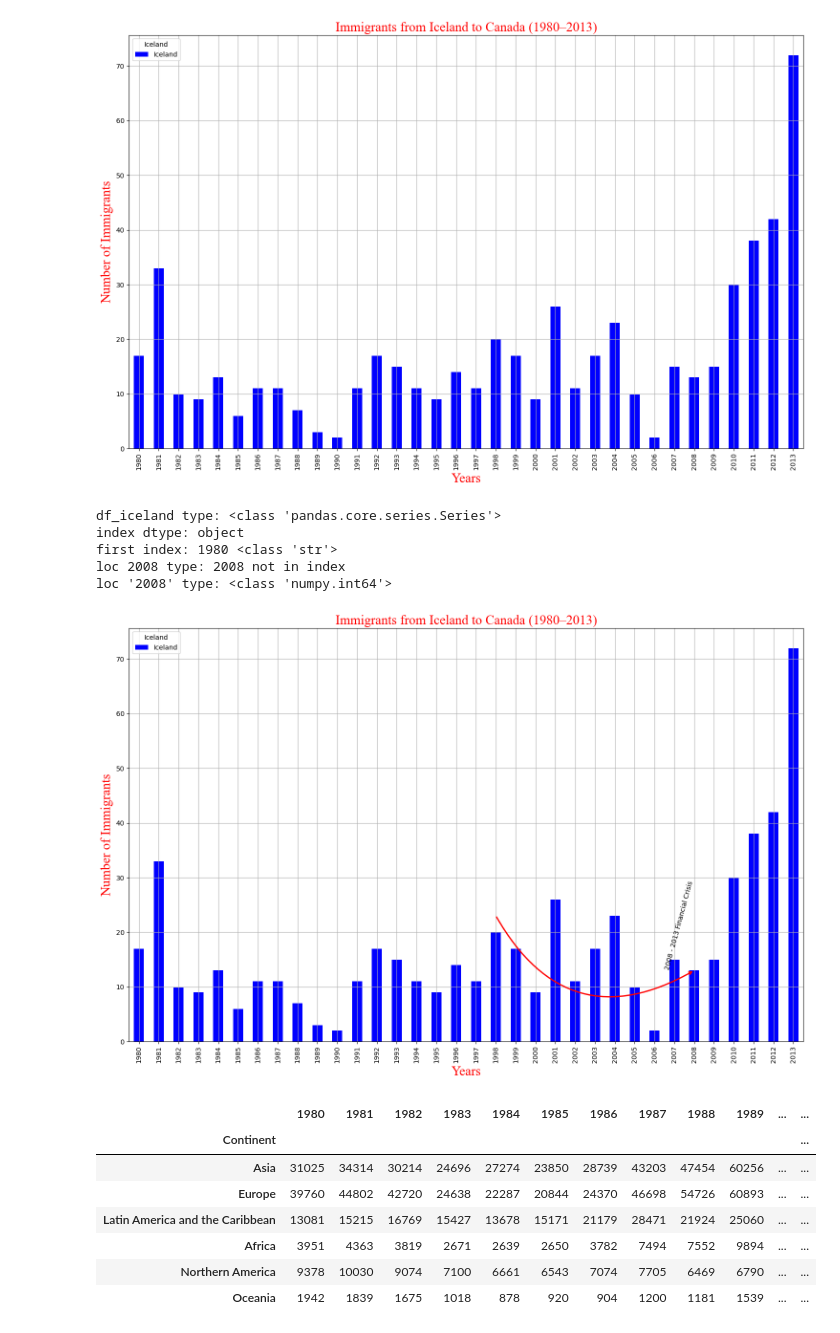
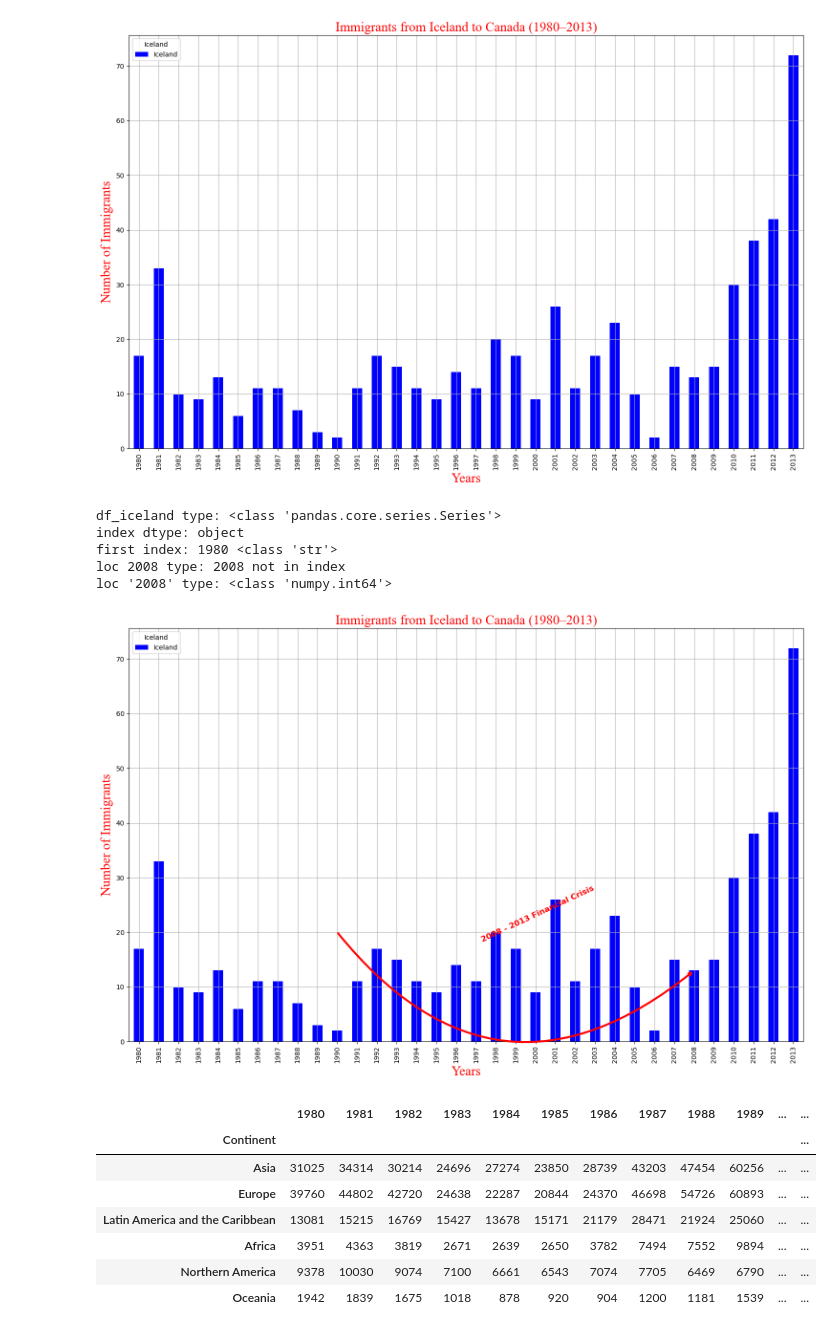
Before and after one commit to ipekgulsencelik/Python_Bootcamp, a Jupyter notebook: 03_Pandas/06_Lab.ipynb, the cells around one changed output. Cells and saved outputs as stored; diff of their text form; code cells hidden in the pictures.

```diff
--- a/03_Pandas/06_Lab.ipynb
+++ b/03_Pandas/06_Lab.ipynb
@@ -368,58 +368,64 @@ y_2008 = df_iceland.loc[2008] # access the value of the number of immigrants fro
 # Based on the output of the above print statements, we can see that the index of df_iceland is of type object (string), which is why we cannot use the year 2008 as an index to access the value of the number of immigrants from Iceland in 2008
 years_list = list(df_iceland.index) # convert the index of df_iceland to a list to find the position of the year 2008 in the index
 index_2008 = years_list.index(2008) # find the position of the year 2008 in the index of df_iceland to be able to use it as the x-coordinate of the point to annotate in the plot
+x_1990 = years_list.index(1990) # 1990'ın sırası
+x_2008 = years_list.index(2008) # 2008'in sırası
+y_2008 = df_iceland.loc[2008] # 2008'deki göçmen sayısı
 
 plt.annotate(
     '', # text of the annotation
-    xy=(index_2008, y_2008), # point to annotate
-    xytext=(index_2008 - 10, y_2008 + 10), # position of the text
+    xy=(x_2008, y_2008), # point to annotate
+    xytext=(x_1990, 20), # position of the text
     xycoords='data', # coordinate system for the point to annotate
     textcoords='data', # coordinate system for the position of the text
     arrowprops=dict(
         arrowstyle='->', # style of the arrow
         connectionstyle='arc3,rad=0.5', # style of the connection between the text and the point to annotate
         color='red', # color of the arrow
-        lw=2 # width of the arrow
+        lw=3 # width of the arrow
         )
 ) # add an annotation to the plot to indicate the peak in 2008
 
 plt.annotate(
     '2008 - 2013 Financial Crisis', # text of the annotation
-    xy=(index_2008, y_2008), # point to annotate
-    rotation=75, # rotation angle of the text
+    xy=(x_2008 - 5, y_2008 + 5), # point to annotate
+    rotation=25, # rotation angle of the text
     va='bottom', # vertical alignment of the text
     ha='right', # horizontal alignment of the text
+    color='red', # color of the text
+    fontsize=12,
+    fontweight='bold'
 ) # add an annotation to the plot to indicate the peak in 2008
 
 plt.title(
     'Immigrants from Iceland to Canada (1980–2013)', # title of the plot
     fontdict={'fontfamily': 'Times New Roman', 'fontsize': 20}, # font properties of the title
     color='red' # color of the title
 ) # set the title of the plot
 
 plt.xlabel(
     'Years', # label of the x-axis
     fontdict={'fontfamily': 'Times New Roman', 'fontsize': 20}, # font properties of the x-axis label
     color='red' # color of the x-axis label
 ) # set the x-axis label of the plot
 
 plt.ylabel(
     ylabel='Number of Immigrants', # label of the y-axis
     fontdict={'fontfamily': 'Times New Roman', 'fontsize': 20}, # font properties of the y-axis label
     color='red' # color of the y-axis label
 ) # set the y-axis label of the plot
 
 plt.grid(True) # set the grid to be visible
 plt.legend(title='Iceland') # set the title of the legend
 plt.tight_layout() # adjust the padding between and around subplots
 plt.show() # display the plot
 # %% [output]
 df_iceland type: <class 'pandas.core.series.Series'>
 index dtype: object
 first index: 1980 <class 'str'>
 loc 2008 type: 2008 not in index
 loc '2008' type: <class 'numpy.int64'>
-[figure, old version]
+[figure, new version]
 # %%
 df_canada['Total'] = df_canada[years].sum(axis=1) # calculate the total number of immigrants for each country
 
```
Also changed, not shown: 1 other file.
